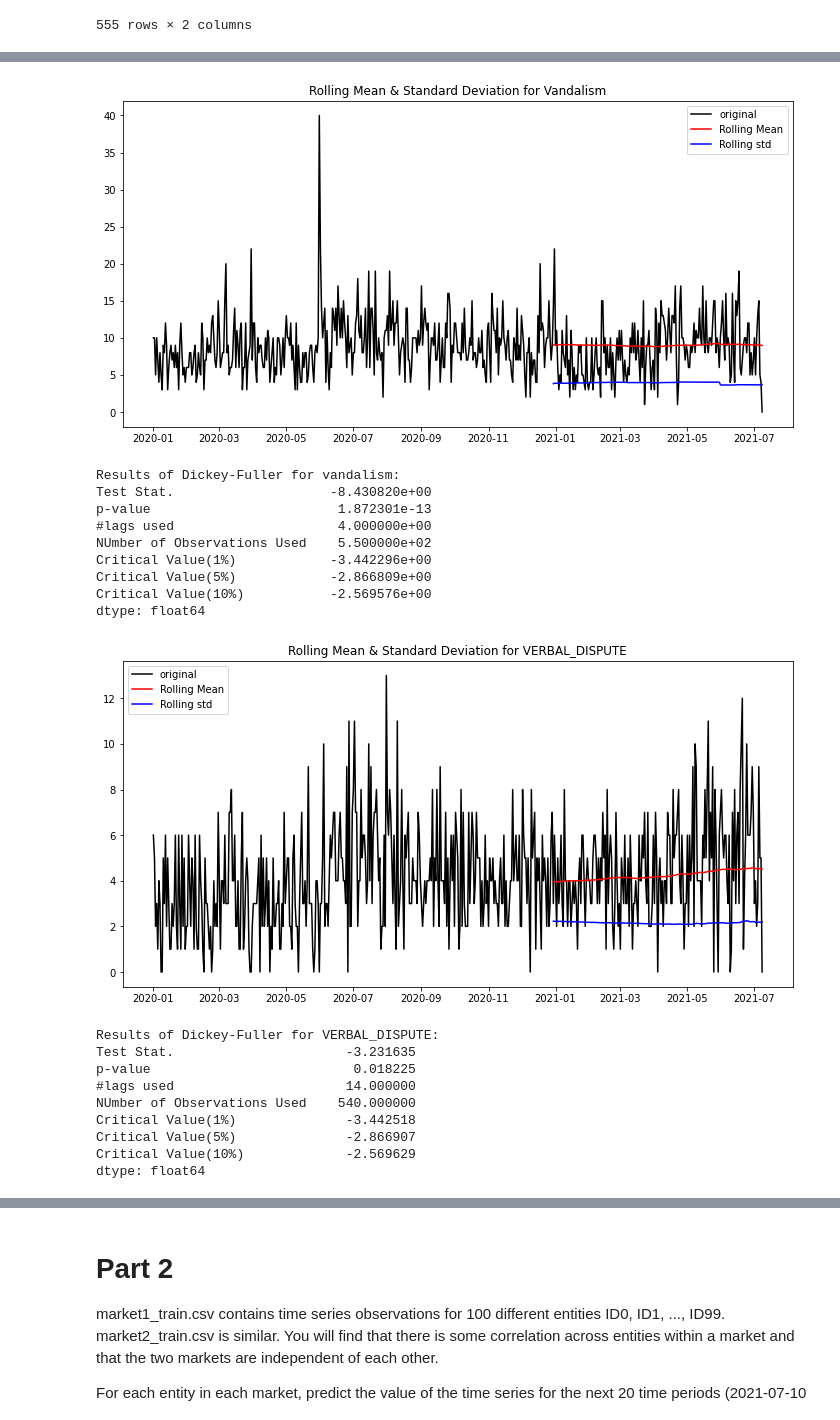
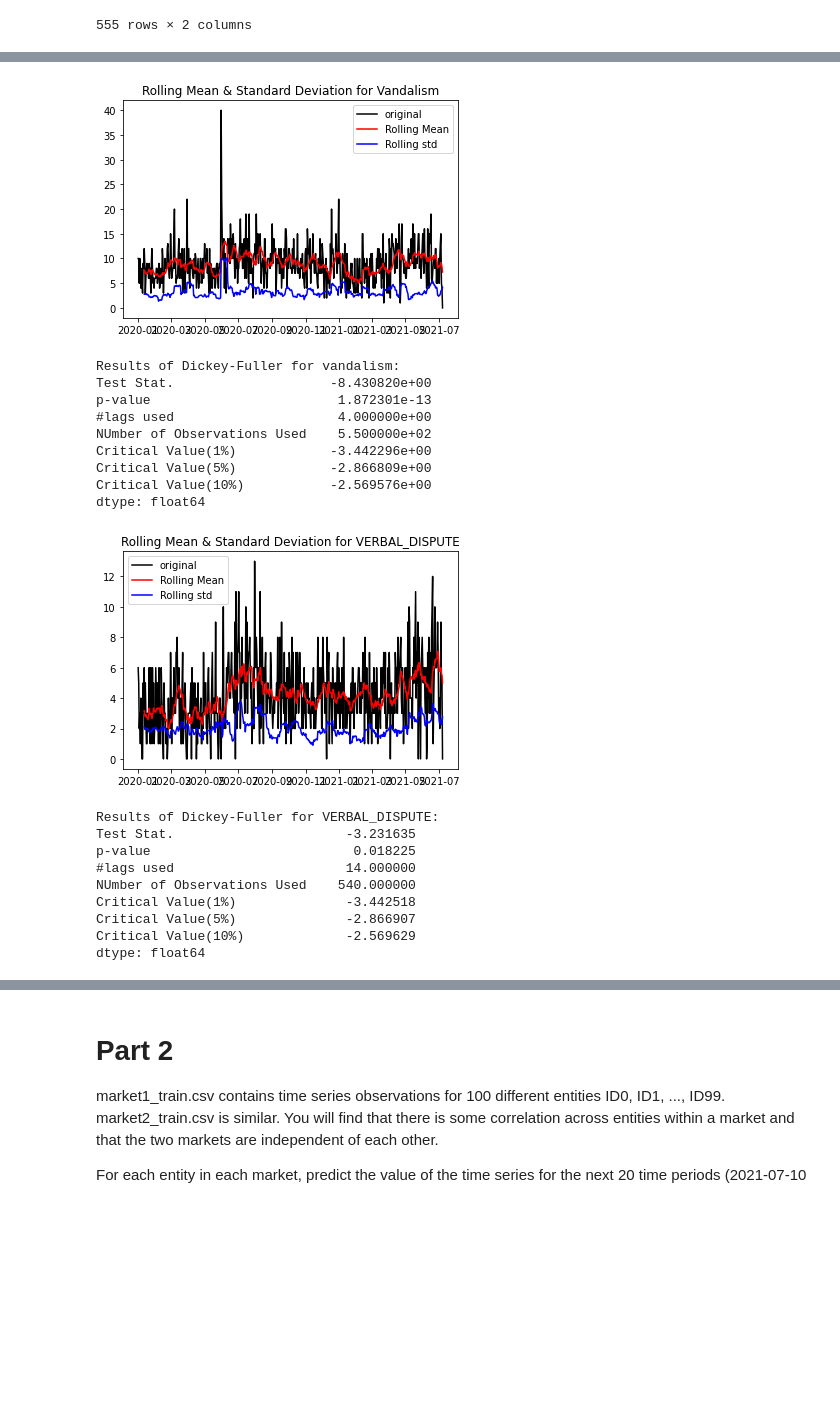
Before and after one commit to Rakib-Ul-Haque/Crime_and_market_data_analysis, a Jupyter notebook: coding_exercise.ipynb, the cells around one changed output, grey strips where cells are left out. Saved outputs shown, nothing was run; the diff lists cells and outputs as text; code cells hidden in the pictures; blank space fills up the shorter version.

```diff
--- a/coding_exercise.ipynb
+++ b/coding_exercise.ipynb
@@ -155,26 +155,26 @@ plt.show()
 # %%
 #Rolling stat. of VANDALISM  and Plot Rolling stat. of VANDALISM
-rolmean_VANDALISM =indexed_VANDALISM.rolling(window=365).mean()
-rolstd_VANDALISM =indexed_VANDALISM.rolling(window=365).std()
+rolmean_VANDALISM =indexed_VANDALISM.rolling(window=12).mean()
+rolstd_VANDALISM =indexed_VANDALISM.rolling(window=12).std()
 # print(rolmean_VANDALISM, rolstd_VANDALISM)
 
 orig_VANDALISM = plt.plot(indexed_VANDALISM, color='black',label='original')
 mean_VANDALISM = plt.plot(rolmean_VANDALISM, color='red',label='Rolling Mean')
 std_VANDALISM = plt.plot(rolstd_VANDALISM, color='blue', label='Rolling std')
 plt.legend(loc='best')
 plt.title('Rolling Mean & Standard Deviation for Vandalism')
 plt.show(block=False)
 
 from statsmodels.tsa.stattools import adfuller
 #Dickey-Fuller of VANDALISM
 print('Results of Dickey-Fuller for vandalism:')
 dftest_Vandalism = adfuller(indexed_VANDALISM['Counts'],autolag='AIC')
 dfoutput_Vandalism = pd.Series(dftest_Vandalism[0:4], index=['Test Stat.','p-value', '#lags used', 'NUmber of Observations Used'])
 for key,value in dftest_Vandalism[4].items():
   dfoutput_Vandalism['Critical Value(%s)'%key]=value
 print(dfoutput_Vandalism)
 # %% [output]
-[figure, old version]
+[figure, new version]
 Results of Dickey-Fuller for vandalism:
 Test Stat.                    -8.430820e+00
 p-value                        1.872301e-13
@@ -186,8 +186,8 @@ Critical Value(10%)           -2.569576e+00
 dtype: float64
 # %%
 #Rolling stat. of VERBAL_DISPUTE
-rolmean_VERBAL_DISPUTE =indexed_VERBAL_DISPUTE.rolling(window=365).mean()
-rolstd_VERBAL_DISPUTE =indexed_VERBAL_DISPUTE.rolling(window=365).std()
+rolmean_VERBAL_DISPUTE =indexed_VERBAL_DISPUTE.rolling(window=12).mean()
+rolstd_VERBAL_DISPUTE =indexed_VERBAL_DISPUTE.rolling(window=12).std()
 # print(rolmean_VERBAL_DISPUTE, rolstd_VERBAL_DISPUTE)
 
 
@@ -209,7 +209,7 @@ for key,value in dftest_VERBAL_DISPUTE[4].items():
   dfoutput_VERBAL_DISPUTE['Critical Value(%s)'%key]=value
 print(dfoutput_VERBAL_DISPUTE)
 # %% [output]
-[figure, old version]
+[figure, new version]
 Results of Dickey-Fuller for VERBAL_DISPUTE:
 Test Stat.                      -3.231635
 p-value                          0.018225
```
Also changed, not shown: parts of 21 cells of this notebook.
